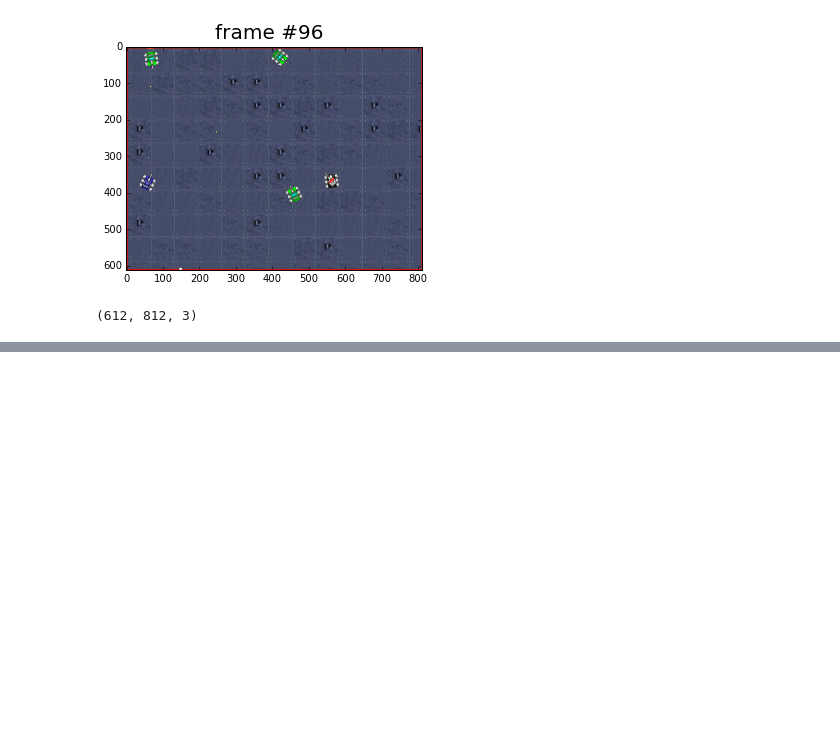
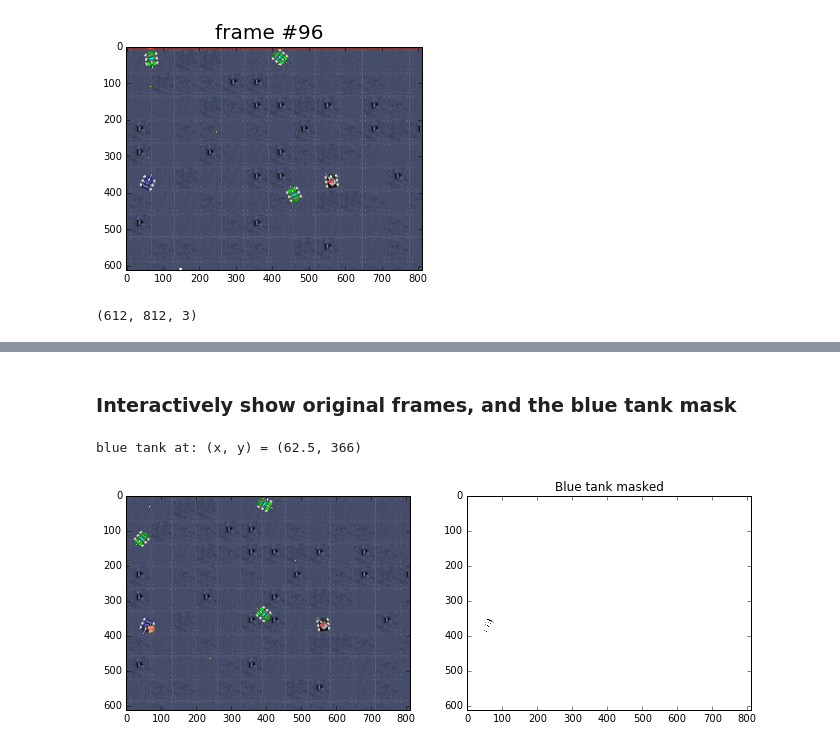
Before and after one commit to andreas-koukorinis/gatsby-bootcamp-2016, a Jupyter notebook: python/bootcamp-python/img_vdo.ipynb, the cells around one changed output, grey strips where cells are left out. Drawn from its saved outputs; the diff is of its cells as text; code cells hidden in the pictures; blank space fills up the shorter version.

```diff
--- a/python/bootcamp-python/img_vdo.ipynb
+++ b/python/bootcamp-python/img_vdo.ipynb
@@ -62,0 +91,46 @@ display(vs)
+# %%
+def show_2frames(img1, img2):
+    """Show the two images."""
+    scale = 1.4
+    plt.figure(figsize=(scale*8, scale*6))
+    plt.subplot(121)
+    plt.imshow(img1)
+    plt.subplot(122)
+    plt.imshow(img2)
+
+def show_2frames_func(f1, f2, index):
+    """f1, f2 are function handles such that f: index -> imshow(images[index])."""
+    scale = 1.4
+    plt.figure(figsize=(scale*8, scale*6))
+    plt.subplot(121)
+    f1(index)
+    plt.subplot(122)
+    f2(index)
+
+#show_2frames(frames[0], frames[10])
+# %% [markdown]
+### Interactively show original frames, and the blue tank mask
+# %%
+def compare_blue_masked(frame_ind):
+    def show_blue_mask(frame_ind):
+        blue_mask = get_blue_tank_mask(frames[frame_ind])
+        plt.imshow(blue_mask, cmap=mpl.cm.Greys)
+        plt.title('Blue tank masked')
+        # print coordinate
+        mean0 = np.mean(blue_mask, 0)
+        mean1 = np.mean(blue_mask, 1)
+        x = np.median(np.where(mean0))
+        y = np.median(np.where(mean1))
+        print 'blue tank at: (x, y) = (%.3g, %.3g)'%(x, y)
+
+    show_2frames_func(
+        lambda i: plt.imshow(frames[i]),
+        show_blue_mask,
+        frame_ind
+    )
+
+vs = interactive(compare_blue_masked, frame_ind=(0, n_frames-1));
+display(vs)
+# %% [output]
+blue tank at: (x, y) = (62.5, 366)
+[figure, added]
```
Also changed, not shown: parts of 8 cells of this notebook.
